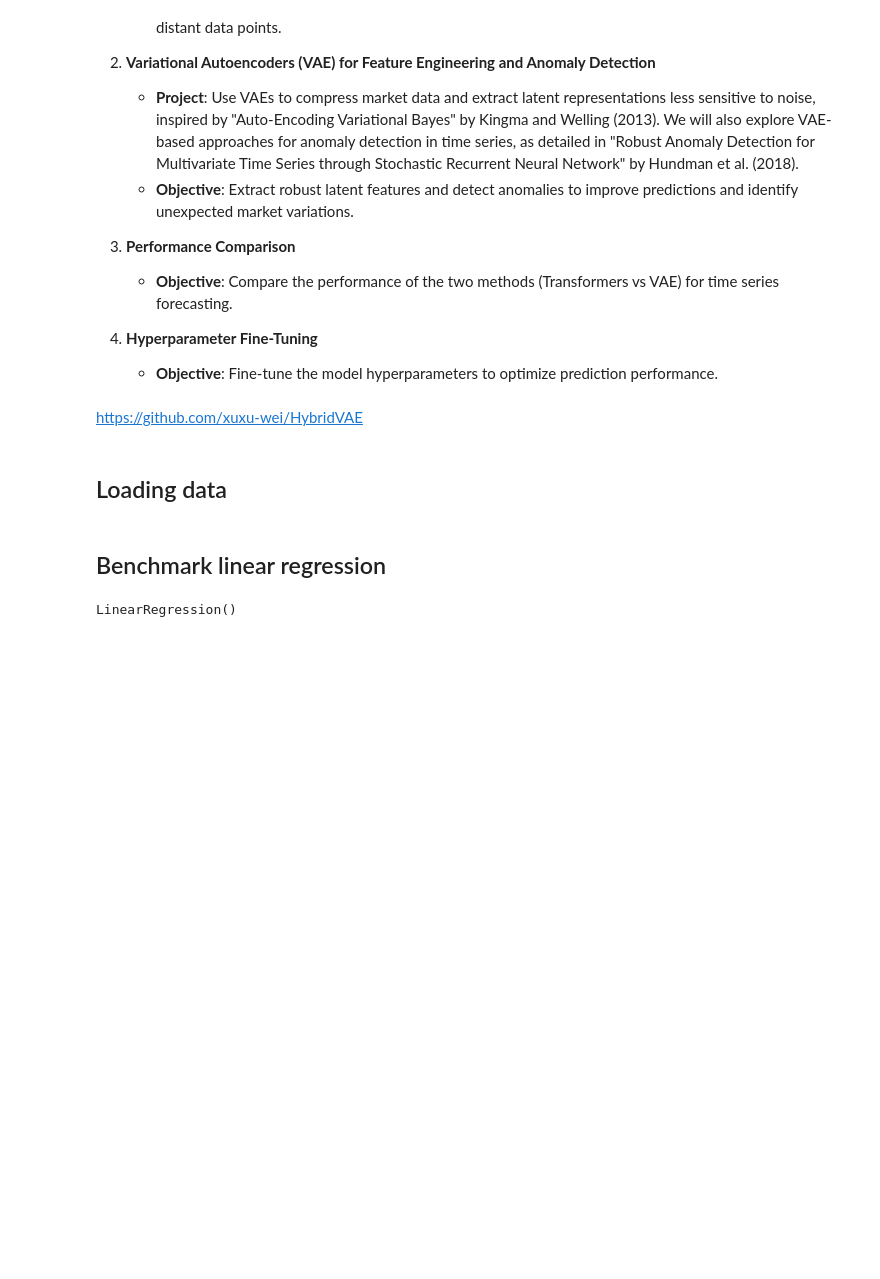
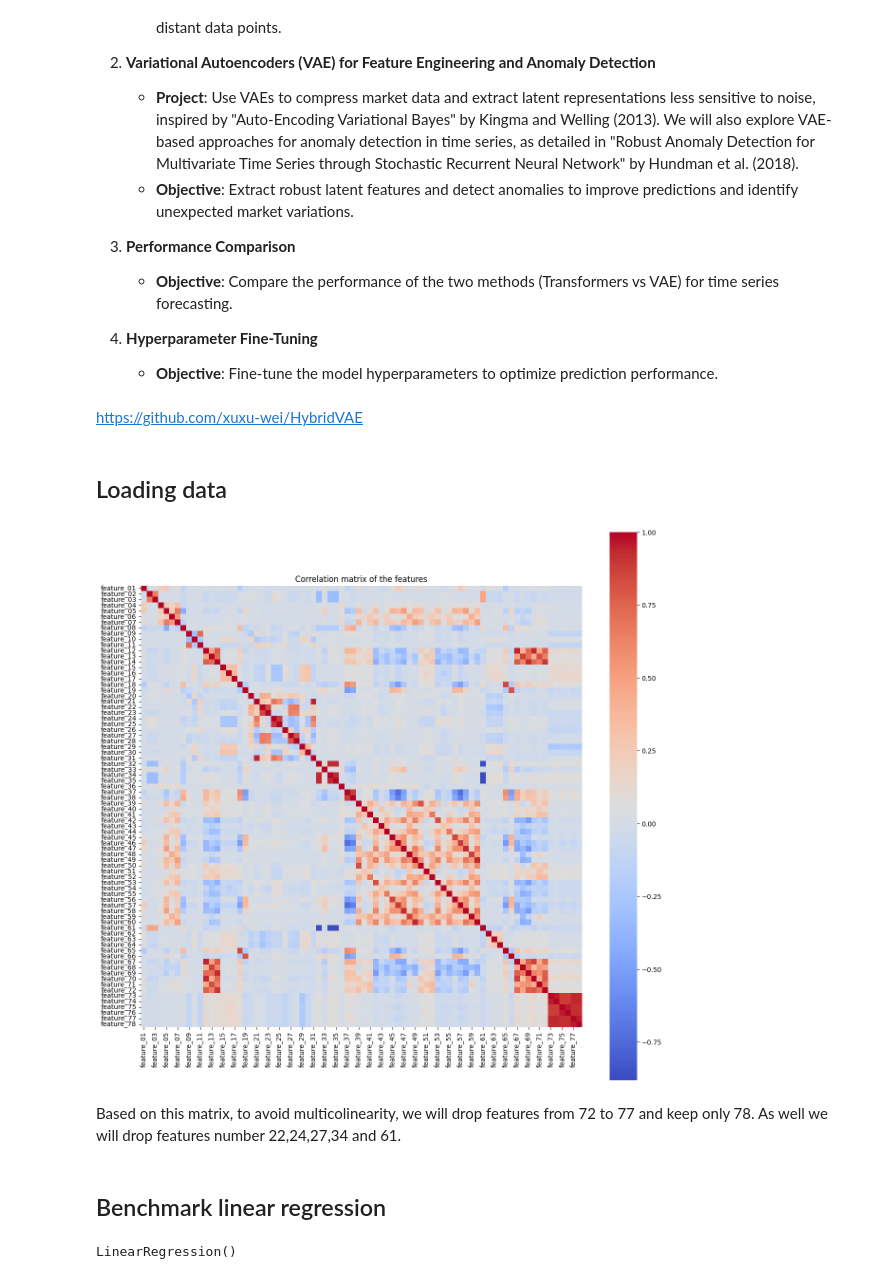
Before and after one commit to Bilg4me/Advanced-ML-Project, a Jupyter notebook: code/notebook.ipynb, the cells around one changed output. Saved outputs shown, nothing was run; the diff lists cells and outputs as text; code cells hidden in the pictures; blank space fills up the shorter version.

```diff
--- a/code/notebook.ipynb
+++ b/code/notebook.ipynb
@@ -51,3 +53,13 @@ max_prediction_length = 10  # forecast window
 # %%
 df_small["symbol_id"] = df_small["symbol_id"].astype("str")
 test_df_small["symbol_id"] = test_df_small["symbol_id"].astype("str")
+# %%
+feature_correlation = test_df_small[[f"feature_0{i}" for i in range(1,10)]+[f"feature_{i}" for i in range(10,79)]].corr().fillna(0)
+plt.figure(figsize = (15, 15))
+sns.heatmap(feature_correlation, square = True, cmap = 'coolwarm')
+plt.title("Correlation matrix of the features")
+plt.show()
+# %% [output]
+[figure, added]
+# %% [markdown]
+Based on this matrix, to avoid multicolinearity, we will drop features from 72 to 77 and keep only 78. As well we will drop features number 22,24,27,34 and 61.
```
Also changed, not shown: parts of 50 cells of this notebook.
